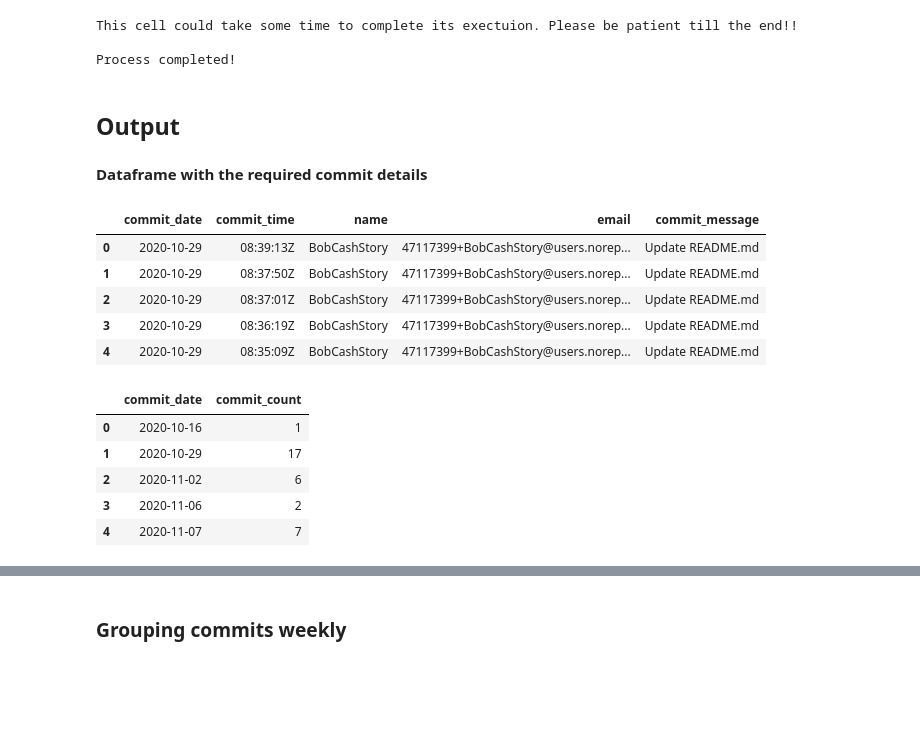
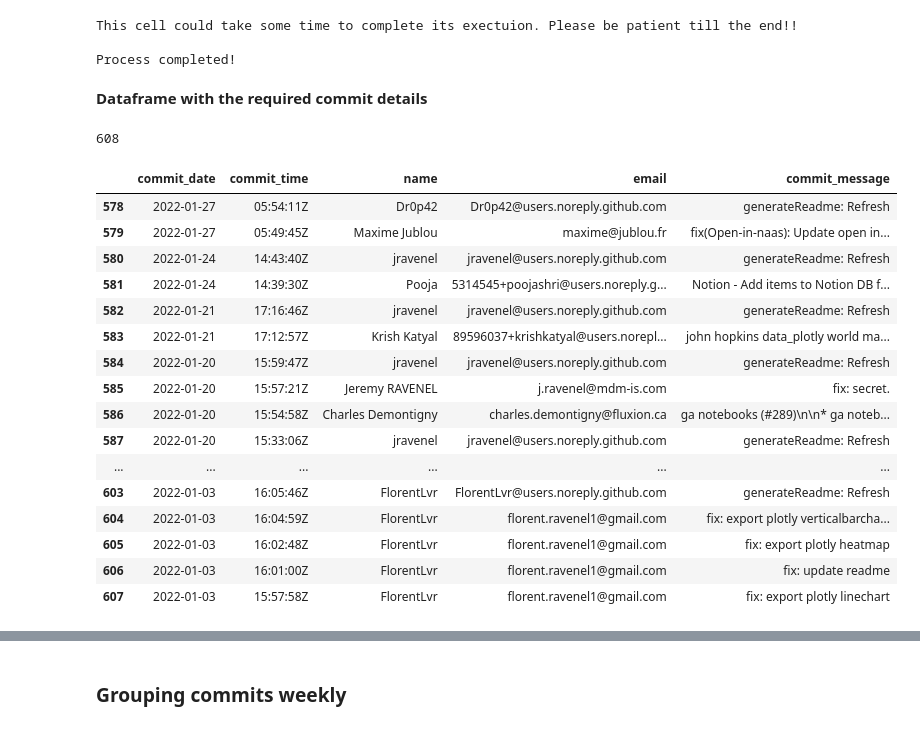
Before and after one commit to jupyter-naas/awesome-notebooks, a Jupyter notebook: Github/Github_Get_weekly_commits.ipynb, the cells around one changed output, grey strips where cells are left out. Drawn from its saved outputs; the diff is of its cells as text; code cells hidden in the pictures; blank space fills up the shorter version.

```diff
--- a/Github/Github_Get_weekly_commits.ipynb
+++ b/Github/Github_Get_weekly_commits.ipynb
@@ -69,31 +71,29 @@ print('\nProcess completed!')
 This cell could take some time to complete its exectuion. Please be patient till the end!!
 
 Process completed!
-# %% [markdown]
-## Output
 # %% [markdown]
 **Dataframe with the required commit details**
 # %%
 data = pd.DataFrame()
 data['commit_date'], data['commit_time'], data['name'], data['email'], data['commit_message'] = dates, times, names, emails, commit_messages
-data.head()
+print(len(data))
+data.tail(30)
 # %% [output]
+608
 |  | commit_date | commit_time | name | email | commit_message |
-| 0 | 2020-10-29 | 08:39:13Z | BobCashStory | 47117399+BobCashStory@users.norep... | Update README.md |
-| 1 | 2020-10-29 | 08:37:50Z | BobCashStory | 47117399+BobCashStory@users.norep... | Update README.md |
-| 2 | 2020-10-29 | 08:37:01Z | BobCashStory | 47117399+BobCashStory@users.norep... | Update README.md |
-| 3 | 2020-10-29 | 08:36:19Z | BobCashStory | 47117399+BobCashStory@users.norep... | Update README.md |
-| 4 | 2020-10-29 | 08:35:09Z | BobCashStory | 47117399+BobCashStory@users.norep... | Update README.md |
+| 578 | 2022-01-27 | 05:54:11Z | Dr0p42 | Dr0p42@users.noreply.github.com | generateReadme: Refresh |
+| 579 | 2022-01-27 | 05:49:45Z | Maxime Jublou | maxime@jublou.fr | fix(Open-in-naas): Update open in... |
+| 580 | 2022-01-24 | 14:43:40Z | jravenel | jravenel@users.noreply.github.com | generateReadme: Refresh |
+| 581 | 2022-01-24 | 14:39:30Z | Pooja | 5314545+poojashri@users.noreply.g... | Notion - Add items to Notion DB f... |
+| 582 | 2022-01-21 | 17:16:46Z | jravenel | jravenel@users.noreply.github.com | generateReadme: Refresh |
+| 583 | 2022-01-21 | 17:12:57Z | Krish Katyal | 89596037+krishkatyal@users.norepl... | john hopkins data_plotly world ma... |
+| 584 | 2022-01-20 | 15:59:47Z | jravenel | jravenel@users.noreply.github.com | generateReadme: Refresh |
+| 585 | 2022-01-20 | 15:57:21Z | Jeremy RAVENEL | j.ravenel@mdm-is.com | fix: secret. |
+| 586 | 2022-01-20 | 15:54:58Z | Charles Demontigny | charles.demontigny@fluxion.ca | ga notebooks (#289)\n\n* ga noteb... |
+| 587 | 2022-01-20 | 15:33:06Z | jravenel | jravenel@users.noreply.github.com | generateReadme: Refresh |
+| ... | ... | ... | ... | ... | ... |
+| 603 | 2022-01-03 | 16:05:46Z | FlorentLvr | FlorentLvr@users.noreply.github.com | generateReadme: Refresh |
+| 604 | 2022-01-03 | 16:04:59Z | FlorentLvr | florent.ravenel1@gmail.com | fix: export plotly verticalbarcha... |
+| 605 | 2022-01-03 | 16:02:48Z | FlorentLvr | florent.ravenel1@gmail.com | fix: export plotly heatmap |
+| 606 | 2022-01-03 | 16:01:00Z | FlorentLvr | florent.ravenel1@gmail.com | fix: update readme |
+| 607 | 2022-01-03 | 15:57:58Z | FlorentLvr | florent.ravenel1@gmail.com | fix: export plotly linechart |
-# %%
-new_data = pd.DataFrame()
-new_data['commit_date'], new_data['commit_count'] = dates, 1
-new_data['commit_date'] = pd.to_datetime(new_data['commit_date'])
-new_data = new_data.groupby('commit_date').sum().reset_index().sort_values('commit_date')
-new_data.head()
-# %% [output]
-|  | commit_date | commit_count |
-| 0 | 2020-10-16 | 1 |
-| 1 | 2020-10-29 | 17 |
-| 2 | 2020-11-02 | 6 |
-| 3 | 2020-11-06 | 2 |
-| 4 | 2020-11-07 | 7 |
```
Also changed, not shown: parts of 10 cells of this notebook.
